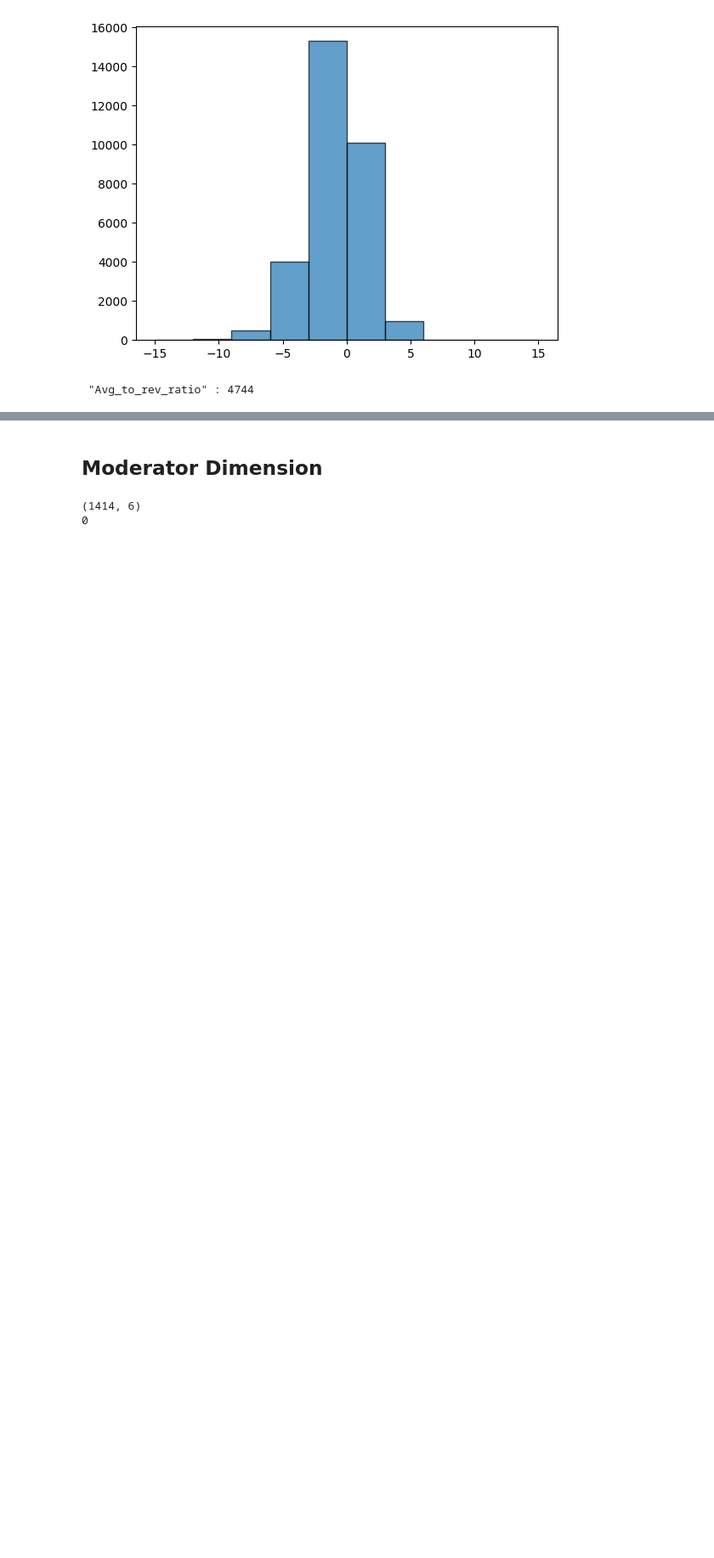
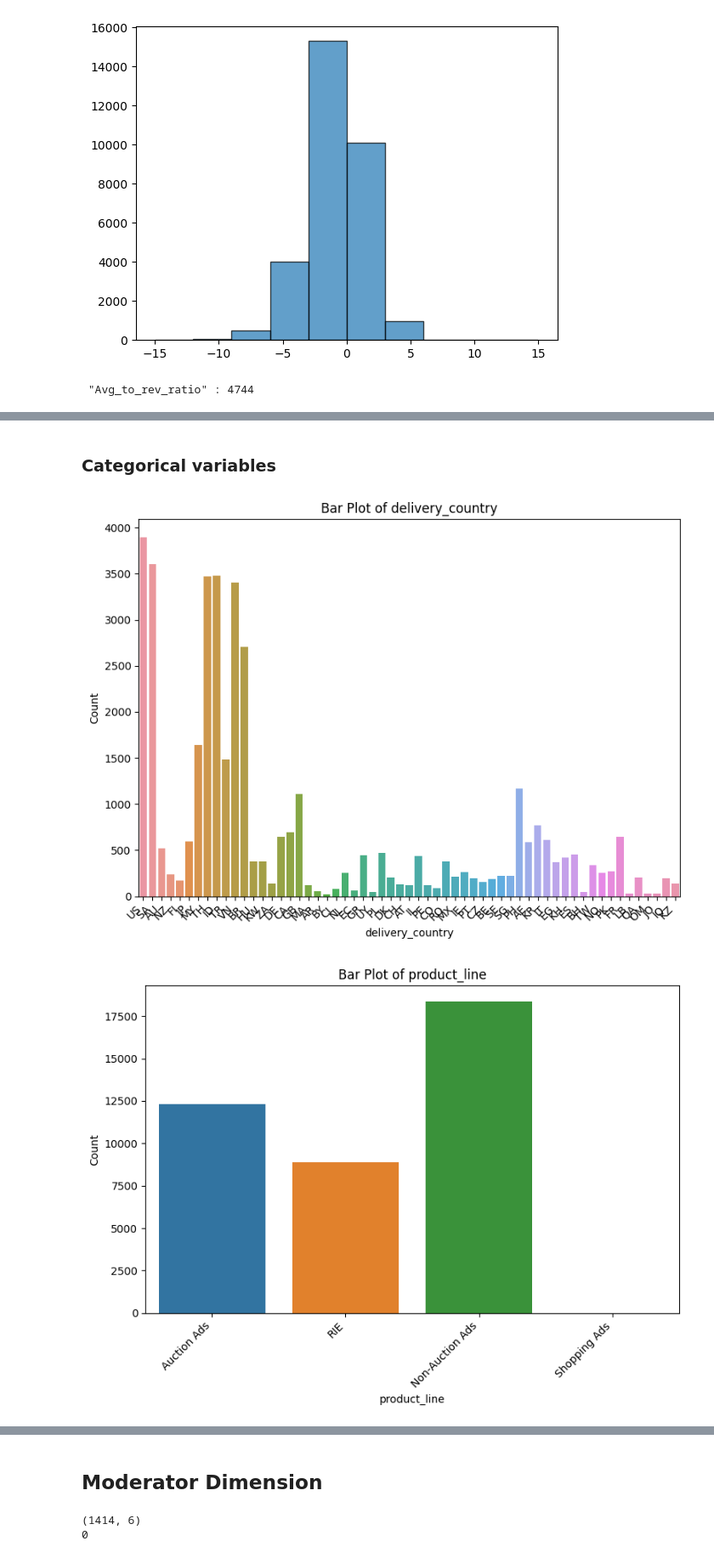
Before and after one commit to Lu-Yi-Fan/Tiktok-hackerthon, a Jupyter notebook: main.ipynb, the cells around one changed output, grey strips where cells are left out. Shown at 85% size. Drawn from its saved outputs; the diff is of its cells as text; code cells hidden in the pictures; blank space fills up the shorter version.

```diff
--- a/main.ipynb
+++ b/main.ipynb
@@ -722,11 +719,0 @@ plt.show()
-# %%
-cat_cols = [ 'delivery_country','product_line' ,'task_type_en']
-
-# Create a bar plot for each categorical column
-for column in cat_cols:
-    plt.figure(figsize=(8, 6))
-    sns.countplot(data=ads_dim_scaled, x=column)
-    plt.title(f'Bar Plot of {column}')
-    plt.xlabel(column)
-    plt.ylabel('Count')
-    plt.show()
@@ -747,11 +719,0 @@ ads_dim3[cat] = ads_dim3[cat].apply(le.fit_transform)
-# %%
-cat_cols = [ 'delivery_country','product_line' ,'task_type_en']
-
-# Create a bar plot for each categorical column
-for column in cat_cols:
-    plt.figure(figsize=(8, 6))
-    sns.countplot(data=ads_dim3, x=column)
-    plt.title(f'Bar Plot of {column}')
-    plt.xlabel(column)
-    plt.ylabel('Count')
-    plt.show()
@@ -837,0 +798,21 @@ ads_dim3.head()
+# %% [markdown]
+### Categorical variables
+# %%
+import seaborn as sns
+import matplotlib.pyplot as plt
+
+cat_cols = ['delivery_country', 'product_line', 'task_type_en']
+
+for column in cat_cols:
+    plt.figure(figsize=(8, 6))
+    ax = sns.countplot(data=ads_dim_scaled, x=column)
+    ax.set_xticklabels(ax.get_xticklabels(), rotation=45, ha='right')
+
+    plt.title(f'Bar Plot of {column}')
+    plt.xlabel(column)
+    plt.ylabel('Count')
+    plt.tight_layout()
+    plt.show()
+# %% [output]
+[figure, added]
+[figure, added]
```
Also changed, not shown: parts of 14 cells of this notebook.
